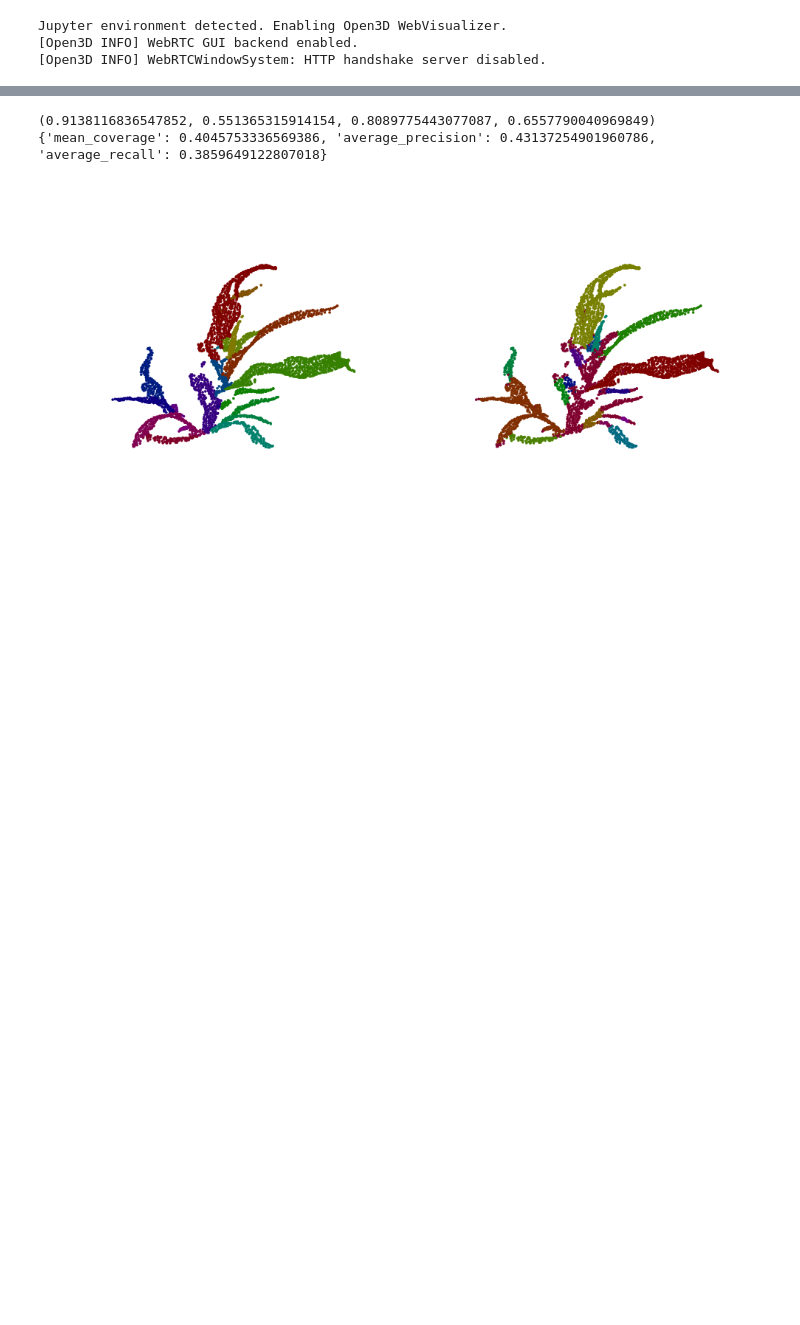
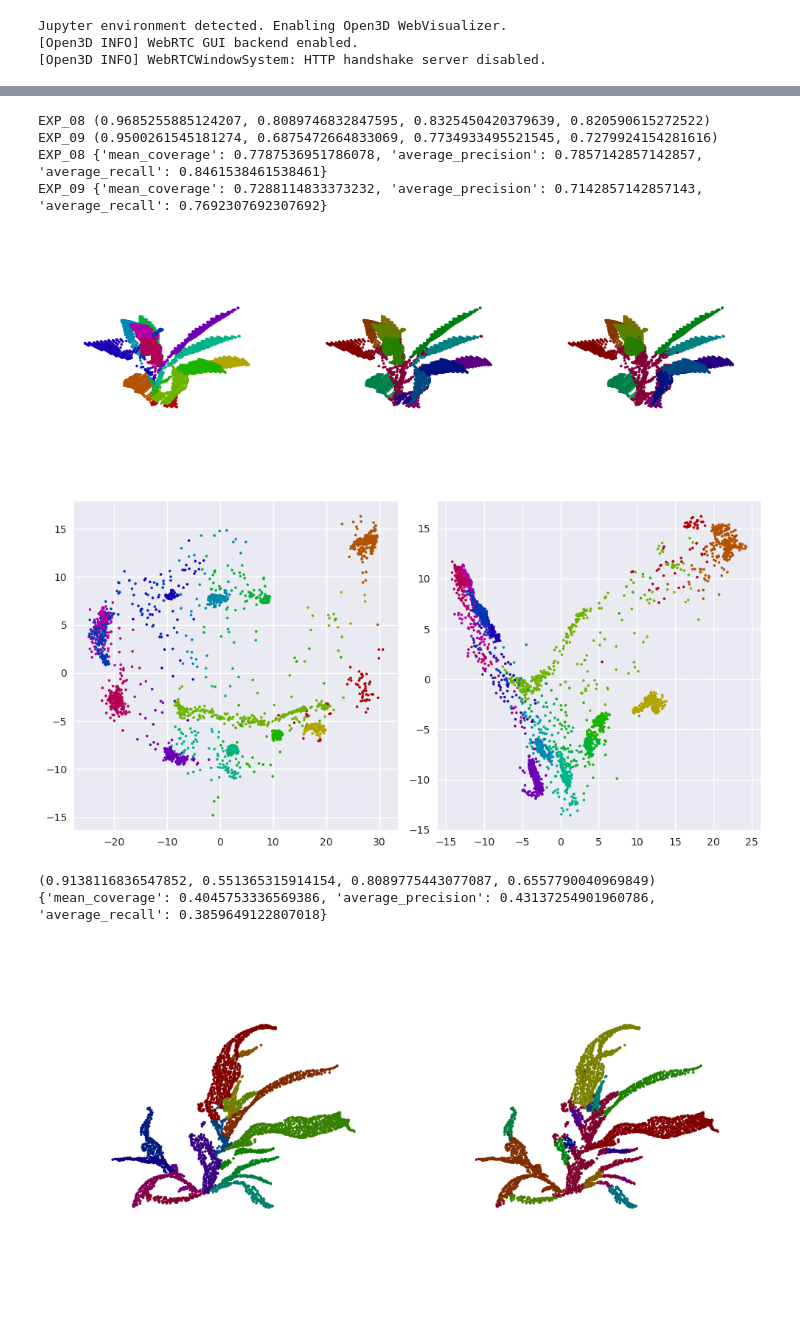
Before and after one commit to ariyanzri/PlantSegNet, a Jupyter notebook: visualization/visualize_predictions_paper.ipynb, the cells around one changed output, grey strips where cells are left out. Cells and saved outputs as stored; diff of their text form; code cells hidden in the pictures; blank space fills up the shorter version.

```diff
--- a/visualization/visualize_predictions_paper.ipynb
+++ b/visualization/visualize_predictions_paper.ipynb
@@ -121,0 +204,28 @@ clusterbased_average_recalls [1 2 3 4 5]
+# %%
+EXP1_model_name = "SorghumPartNetInstance"
+EXP1_trained_dataset = "SPNS"
+EXP1_exp_no = "08"
+EXP1_experiment_param_path = f"/speedy/ariyanzarei/sorghum_segmentation/experiments/{EXP1_model_name}/{EXP1_trained_dataset}/EXP_{EXP1_exp_no}_{EXP1_model_name}_{EXP1_trained_dataset}.json"
+EXP1_hyper_param_path = f"/speedy/ariyanzarei/sorghum_segmentation/results/hparam_tuning_logs/{EXP1_model_name}/{EXP1_trained_dataset}/EXP_{EXP1_exp_no}/DBSCAN_best_param.json"
+
+EXP1_experiment_params = load_json(EXP1_experiment_param_path)
+
+EXP1_dataset_name = EXP1_experiment_params["dataset"]
+EXP1_dataset_path = EXP1_experiment_params["test_data"]
+EXP1_model_name = EXP1_experiment_params["model_name"]
+EXP1_experiment_id = EXP1_experiment_params["experiment_id"]
+if EXP1_dataset_name == "SPNS":
+    EXP1_point_key, EXP1_label_key = "points", "labels"
+elif EXP1_dataset_name == "TPN":
+    EXP1_point_key, EXP1_label_key = "points", "primitive_id"
+EXP1_model_path = os.path.join(
+        "/speedy/ariyanzarei/sorghum_segmentation/results",
+        "training_logs",
+        EXP1_model_name,
+        EXP1_dataset_name,
+        EXP1_experiment_id,
+        "checkpoints",
+    )
+EXP1_model = load_model(EXP1_model_name, EXP1_model_path)
+EXP1_hparams = load_json(EXP1_hyper_param_path)
+print(f"EXP_{EXP1_exp_no} ==> ", EXP1_hparams)
@@ -152,3 +326,17 @@ print(hparams)
+# %%
+# [ 1006 10482  4493  8385  3974  7971  6870  7105  1782  4634]
+# [12188 10139 10319  5068  7786  7926  2577  8318  6414  7712]
+# [ 5044  8594 12027 11383  4841  2959   459  6852  5312  1538]
+# [ 7971  8283 12164  6870  1782    699 4634  9123  7105  8122]
+
+run_inference_and_compare_synthetic(9123)
+# %% [output]
+EXP_08 (0.9685255885124207, 0.8089746832847595, 0.8325450420379639, 0.820590615272522)
+EXP_09 (0.9500261545181274, 0.6875472664833069, 0.7734933495521545, 0.7279924154281616)
+EXP_08 {'mean_coverage': 0.7787536951786078, 'average_precision': 0.7857142857142857, 'average_recall': 0.8461538461538461}
+EXP_09 {'mean_coverage': 0.7288114833373232, 'average_precision': 0.7142857142857143, 'average_recall': 0.7692307692307692}
+[figure, added]
+[figure, added]
 # %%
 # hparams = {"eps": 1.9, "minpoints": 19}
 ind = 4
```
Also changed, not shown: parts of 6 cells of this notebook, 3 other files.
